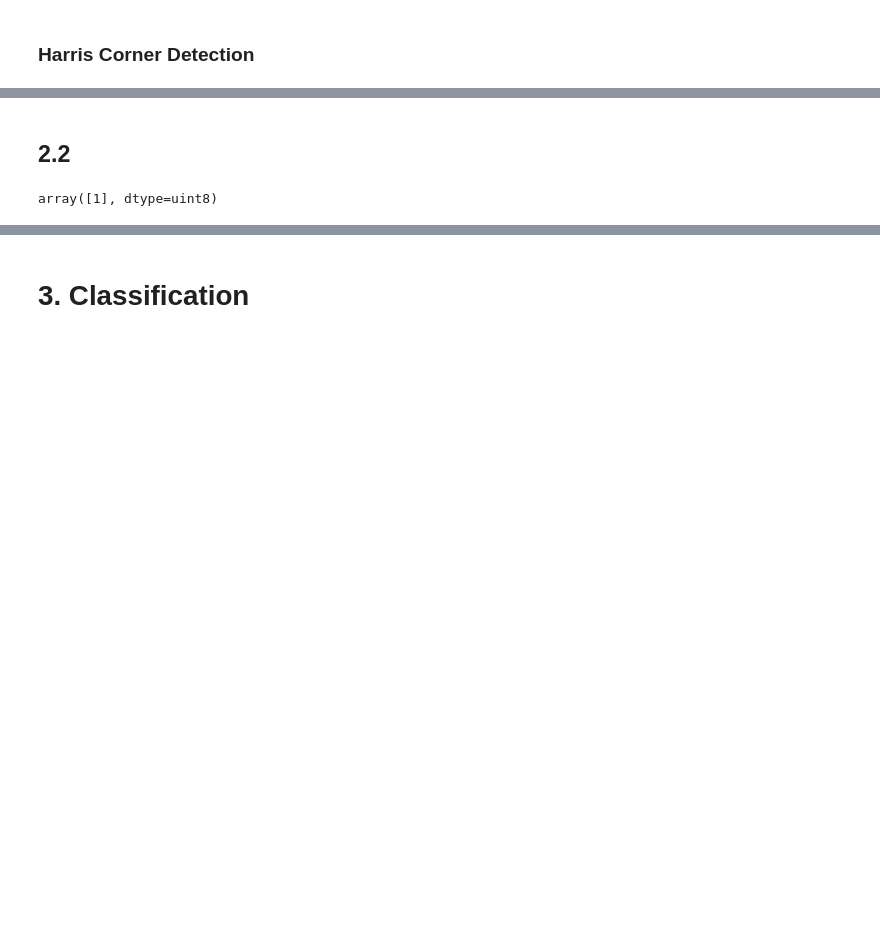
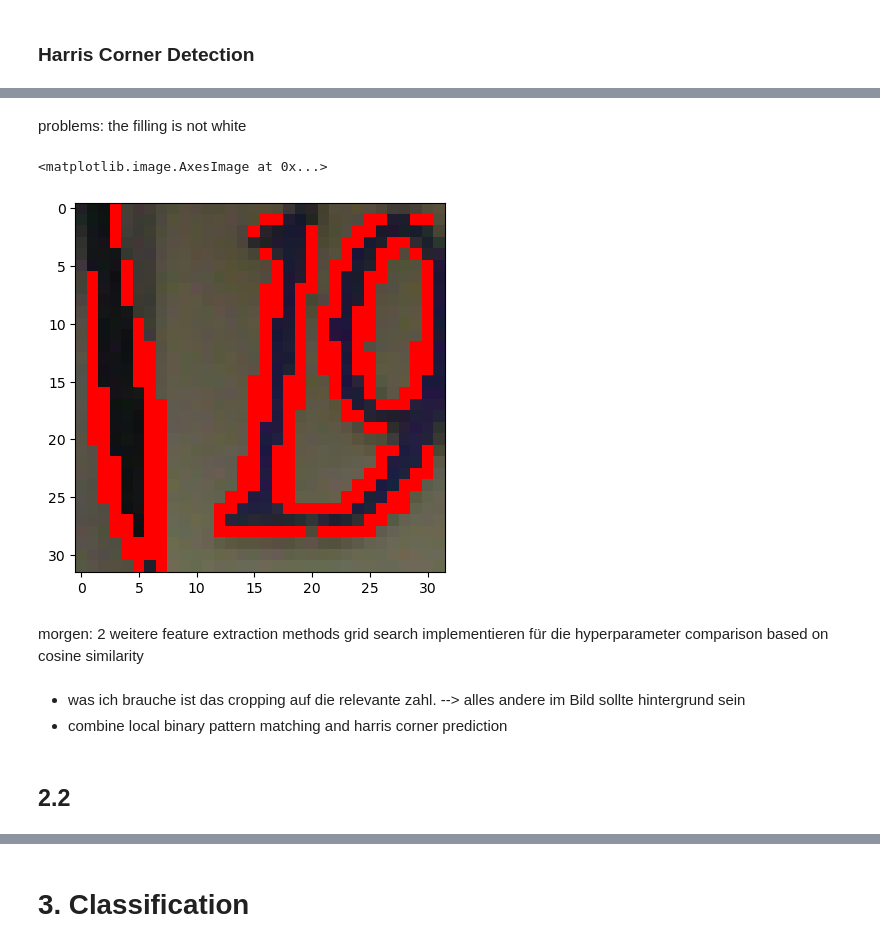
Before and after one commit to LouisSko/pattern-recognition-term-project, a Jupyter notebook: project_1.ipynb, the cells around one changed output, grey strips where cells are left out. Saved outputs shown, nothing was run; the diff lists cells and outputs as text; code cells hidden in the pictures; blank space fills up the shorter version.

```diff
--- a/project_1.ipynb
+++ b/project_1.ipynb
@@ -134,6 +156,29 @@ plot_images(train_images, hcd_images_train, idx = 90)
+# %% [markdown]
+problems: the filling is not white
+# %%
+corner_image = hcd_images_train[0,:,:,0]
+image = train_images[0,:,:,:]
+
+# Threshold for corner detection
+corner_threshold = 0.05 * corner_image.min()
+
+# Create a copy of the original image
+result_image = image.copy()
+
+# Draw the detected corners on the result image
+result_image[corner_image < corner_threshold] = [255, 0, 0]  # Set corners to red (BGR color format)
+
+# Display the result
+plt.imshow(result_image)
+# %% [output]
+<matplotlib.image.AxesImage at 0x...>
+[figure, added]
+# %% [markdown]
+morgen: 2 weitere feature extraction methods
+grid search implementieren für die hyperparameter
+comparison based on cosine similarity
+# %% [markdown]
+- was ich brauche ist das cropping auf die relevante zahl. --> alles andere im Bild sollte hintergrund sein
+- combine local binary pattern matching and harris corner prediction
 # %% [markdown]
 ## 2.2
-# %%
-compare based on distance metric
-# %% [output]
-array([1], dtype=uint8)
```
Also changed, not shown: parts of 20 cells of this notebook.
